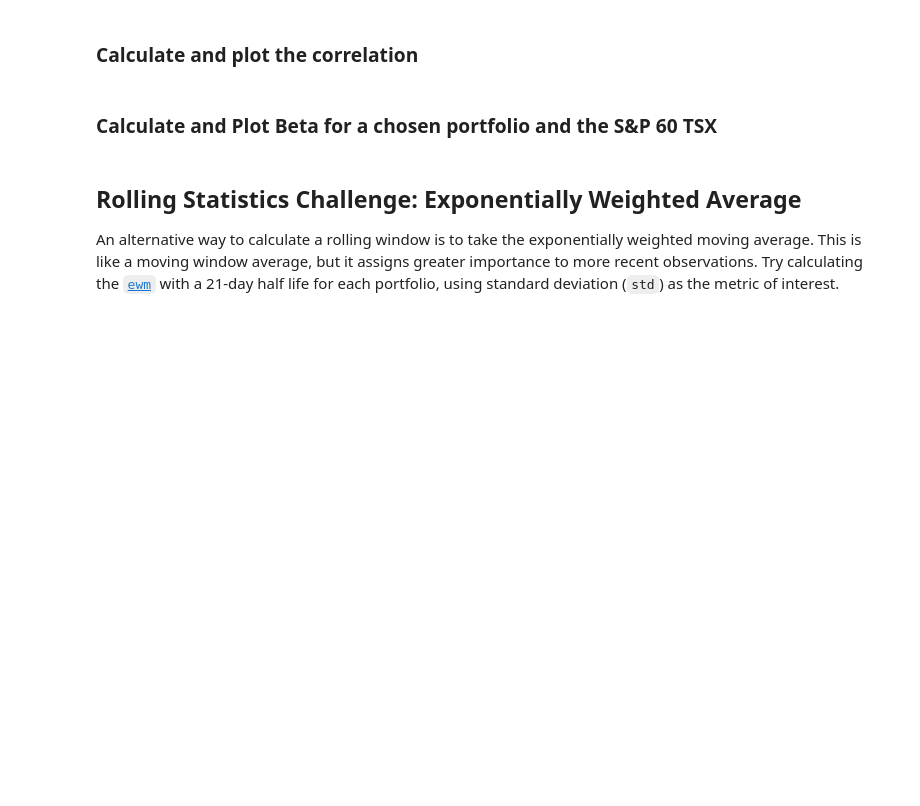
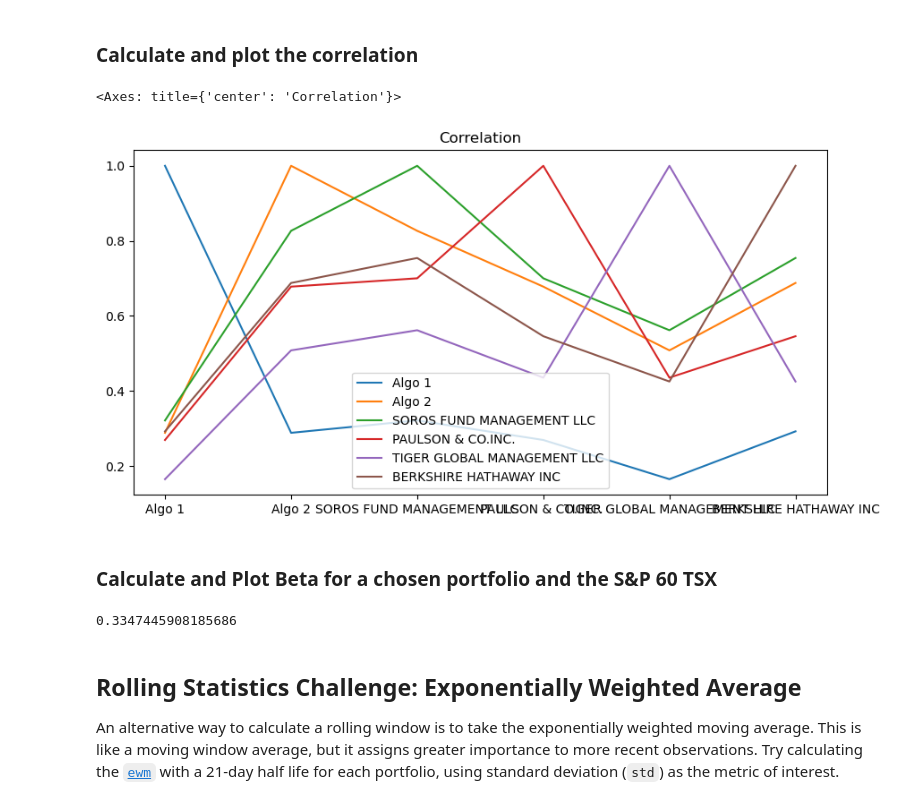
Before and after one commit to ScottyCodeman/pandas-homework, a Jupyter notebook: whale_analysis.ipynb, the cells around one changed output. Saved outputs shown, nothing was run; the diff lists cells and outputs as text; code cells hidden in the pictures; blank space fills up the shorter version.

```diff
--- a/whale_analysis.ipynb
+++ b/whale_analysis.ipynb
@@ -300,18 +340,26 @@ Risk changes over time. Analyze the rolling statistics for Risk and Beta.
 ### Calculate and plot the correlation
 # %%
 # Calculate the correlation
-
-# Display de correlation matrix
+correlation = total_df.corr()
+# Display the correlation matrix
+correlation.plot(figsize=(10,5), title="Correlation")
+# %% [output]
+<Axes: title={'center': 'Correlation'}>
+[figure, added]
 # %% [markdown]
 ### Calculate and Plot Beta for a chosen portfolio and the S&P 60 TSX
 # %%
 # Calculate covariance of a single portfolio
 
+covariance = total_df['Algo 1'].cov(total_df['S&P TSX 60'])
 # Calculate variance of S&P TSX
-
+variance =total_df['S&P TSX 60'].var()
 # Computing beta
-
+algo_beta = covariance / variance
 # Plot beta trend
+algo_beta
+# %% [output]
+0.3347445908185686
 # %% [markdown]
 ## Rolling Statistics Challenge: Exponentially Weighted Average
 
```
Also changed, not shown: parts of 14 cells of this notebook.
